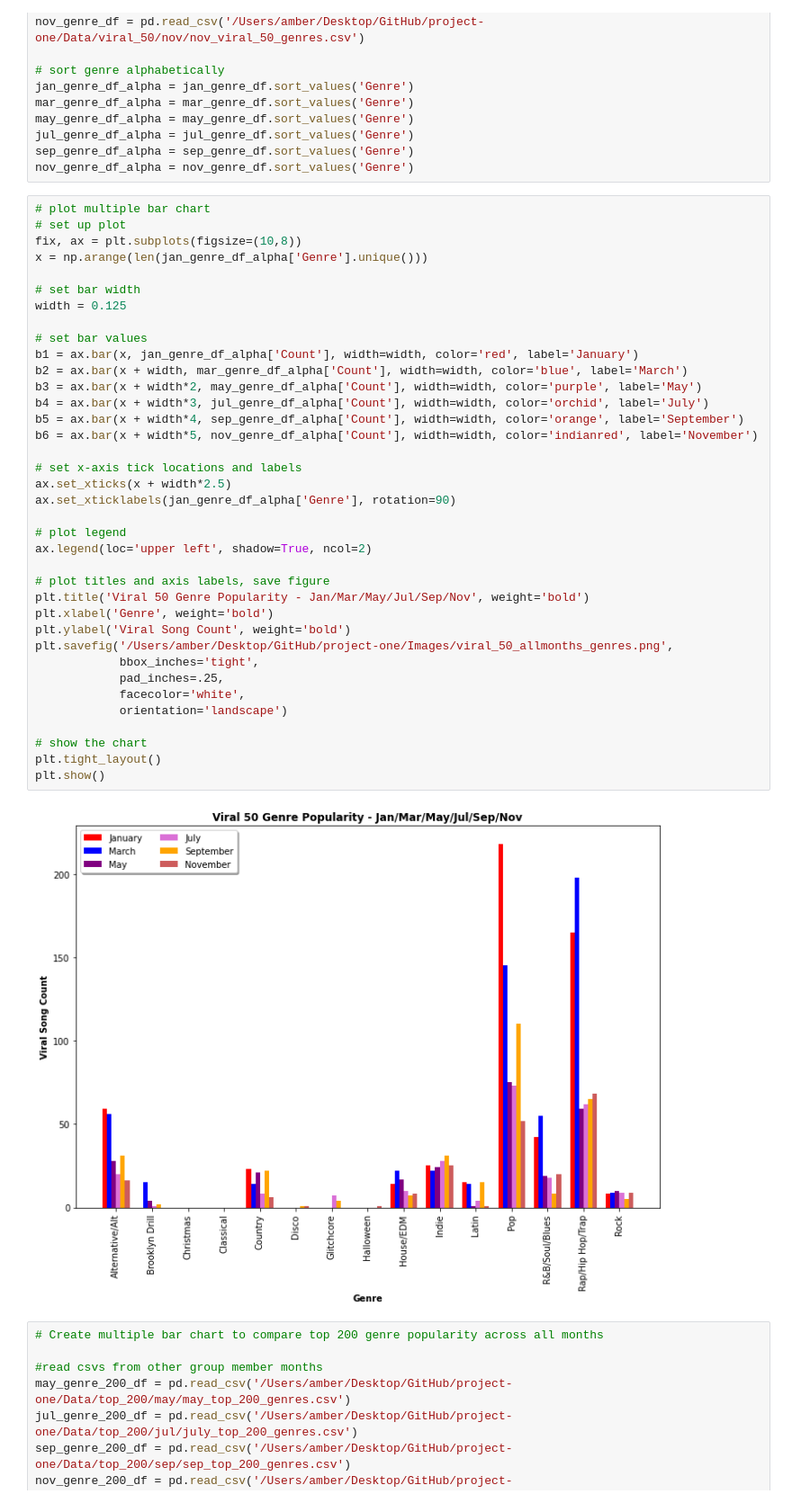
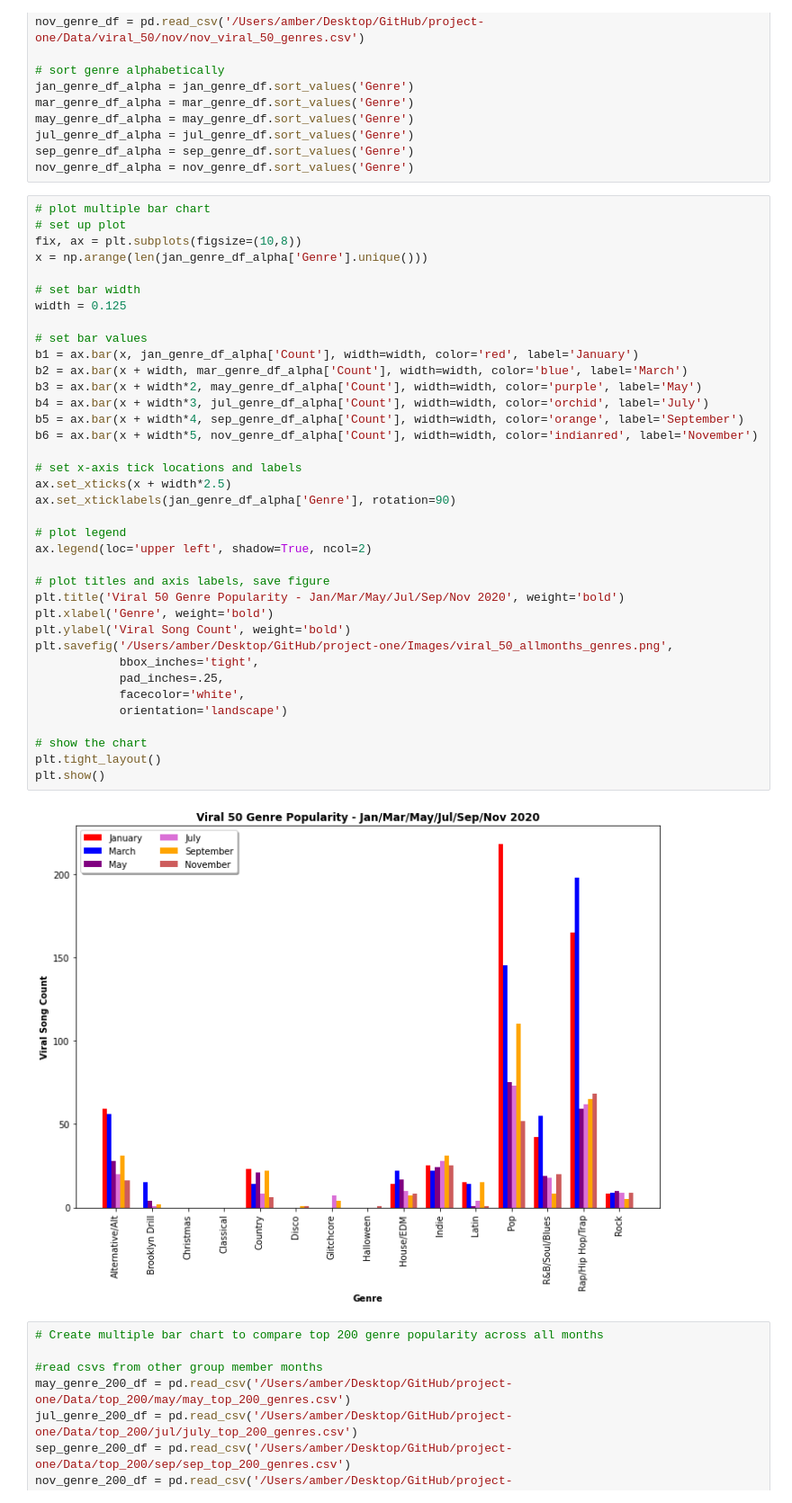
Before and after one commit to Teablee/project-one, a Jupyter notebook: royster.ipynb, the cells around one changed output. Shown at 90% size. Cells and saved outputs as stored; diff of their text form.

```diff
--- a/royster.ipynb
+++ b/royster.ipynb
@@ -686,35 +698,35 @@ x = np.arange(len(jan_genre_df_alpha['Genre'].unique()))
 width = 0.125
 
 # set bar values
 b1 = ax.bar(x, jan_genre_df_alpha['Count'], width=width, color='red', label='January')
 b2 = ax.bar(x + width, mar_genre_df_alpha['Count'], width=width, color='blue', label='March')
 b3 = ax.bar(x + width*2, may_genre_df_alpha['Count'], width=width, color='purple', label='May')
 b4 = ax.bar(x + width*3, jul_genre_df_alpha['Count'], width=width, color='orchid', label='July')
 b5 = ax.bar(x + width*4, sep_genre_df_alpha['Count'], width=width, color='orange', label='September')
 b6 = ax.bar(x + width*5, nov_genre_df_alpha['Count'], width=width, color='indianred', label='November')
 
 # set x-axis tick locations and labels
 ax.set_xticks(x + width*2.5)
 ax.set_xticklabels(jan_genre_df_alpha['Genre'], rotation=90)
 
 # plot legend
 ax.legend(loc='upper left', shadow=True, ncol=2)
 
 # plot titles and axis labels, save figure
-plt.title('Viral 50 Genre Popularity - Jan/Mar/May/Jul/Sep/Nov', weight='bold')
+plt.title('Viral 50 Genre Popularity - Jan/Mar/May/Jul/Sep/Nov 2020', weight='bold')
 plt.xlabel('Genre', weight='bold')
 plt.ylabel('Viral Song Count', weight='bold')
 plt.savefig('/Users/amber/Desktop/GitHub/project-one/Images/viral_50_allmonths_genres.png',
             bbox_inches='tight',
             pad_inches=.25,
             facecolor='white',
             orientation='landscape')
 
 # show the chart
 plt.tight_layout()
 plt.show()
 # %% [output]
-[figure, old version]
+[figure, new version]
 # %%
 # Create multiple bar chart to compare top 200 genre popularity across all months
 
```
Also changed, not shown: parts of 3 cells of this notebook, 4 other files.
